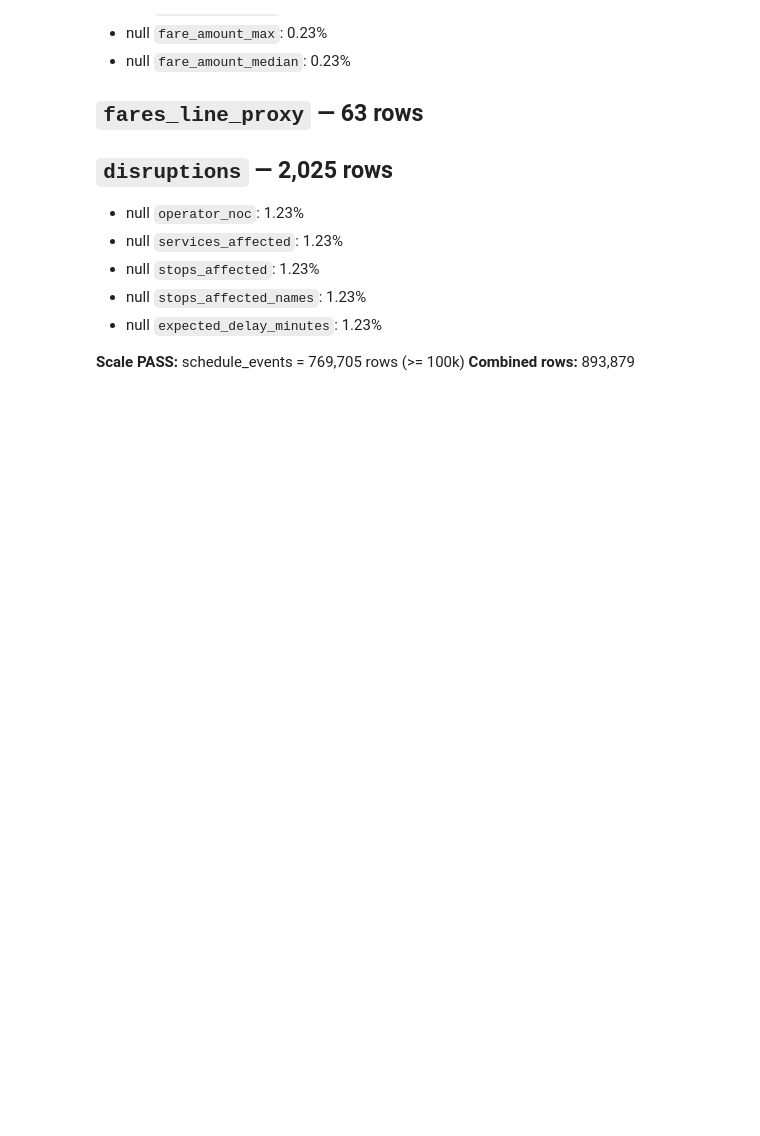
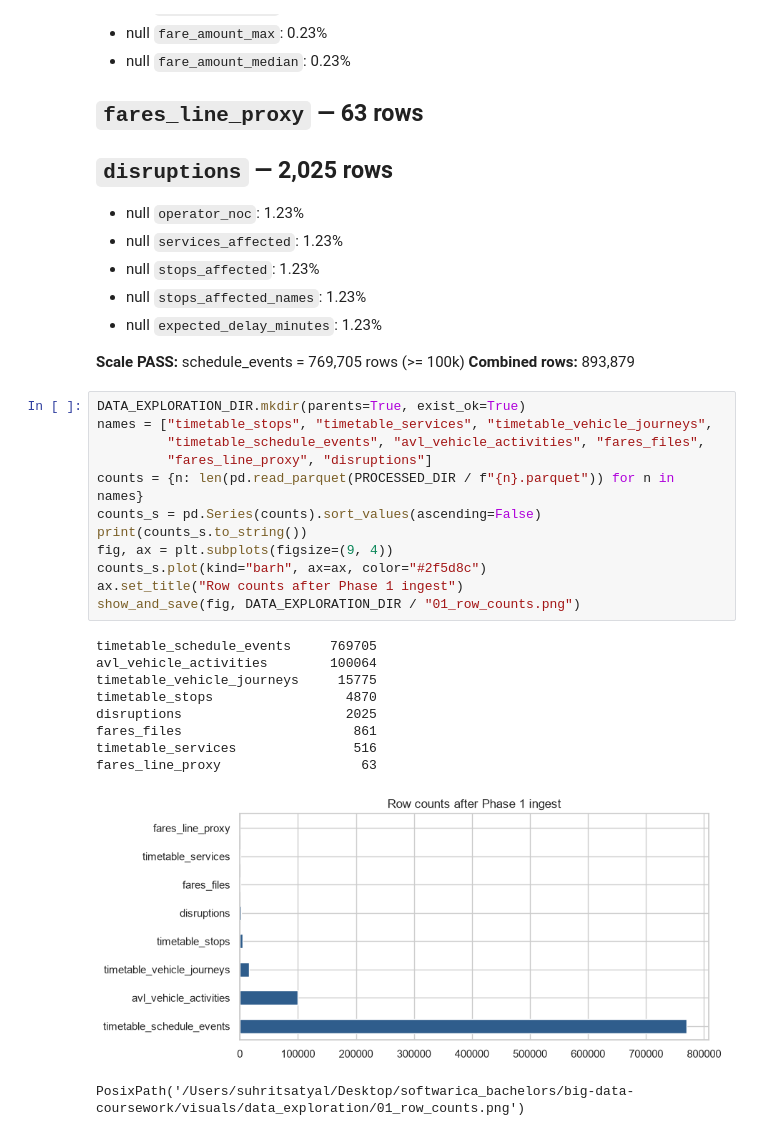
Before and after one commit to Samriddhacoderho/Arriva-Merseyside-Fare-Aware-Service-Reliability-Audit, a Jupyter notebook: main.ipynb, the cells around one changed output. Drawn from its saved outputs; the diff is of its cells as text; blank space fills up the shorter version.

```diff
--- a/main.ipynb
+++ b/main.ipynb
@@ -855,3 +855,26 @@ After Phase 1 ingest.
 
 **Scale PASS:** schedule_events = 769,705 rows (>= 100k)
 **Combined rows:** 893,879
+# %%
+DATA_EXPLORATION_DIR.mkdir(parents=True, exist_ok=True)
+names = ["timetable_stops", "timetable_services", "timetable_vehicle_journeys",
+         "timetable_schedule_events", "avl_vehicle_activities", "fares_files",
+         "fares_line_proxy", "disruptions"]
+counts = {n: len(pd.read_parquet(PROCESSED_DIR / f"{n}.parquet")) for n in names}
+counts_s = pd.Series(counts).sort_values(ascending=False)
+print(counts_s.to_string())
+fig, ax = plt.subplots(figsize=(9, 4))
+counts_s.plot(kind="barh", ax=ax, color="#2f5d8c")
+ax.set_title("Row counts after Phase 1 ingest")
+show_and_save(fig, DATA_EXPLORATION_DIR / "01_row_counts.png")
+# %% [output]
+timetable_schedule_events     769705
+avl_vehicle_activities        100064
+timetable_vehicle_journeys     15775
+timetable_stops                 4870
+disruptions                     2025
+fares_files                      861
+timetable_services               516
+fares_line_proxy                  63
+[figure, added]
+PosixPath('/Users/suhritsatyal/Desktop/softwarica_bachelors/big-data-coursework/visuals/data_exploration/01_row_counts.png')
```
Also changed, not shown: parts of 4 cells of this notebook, 5 other files.
